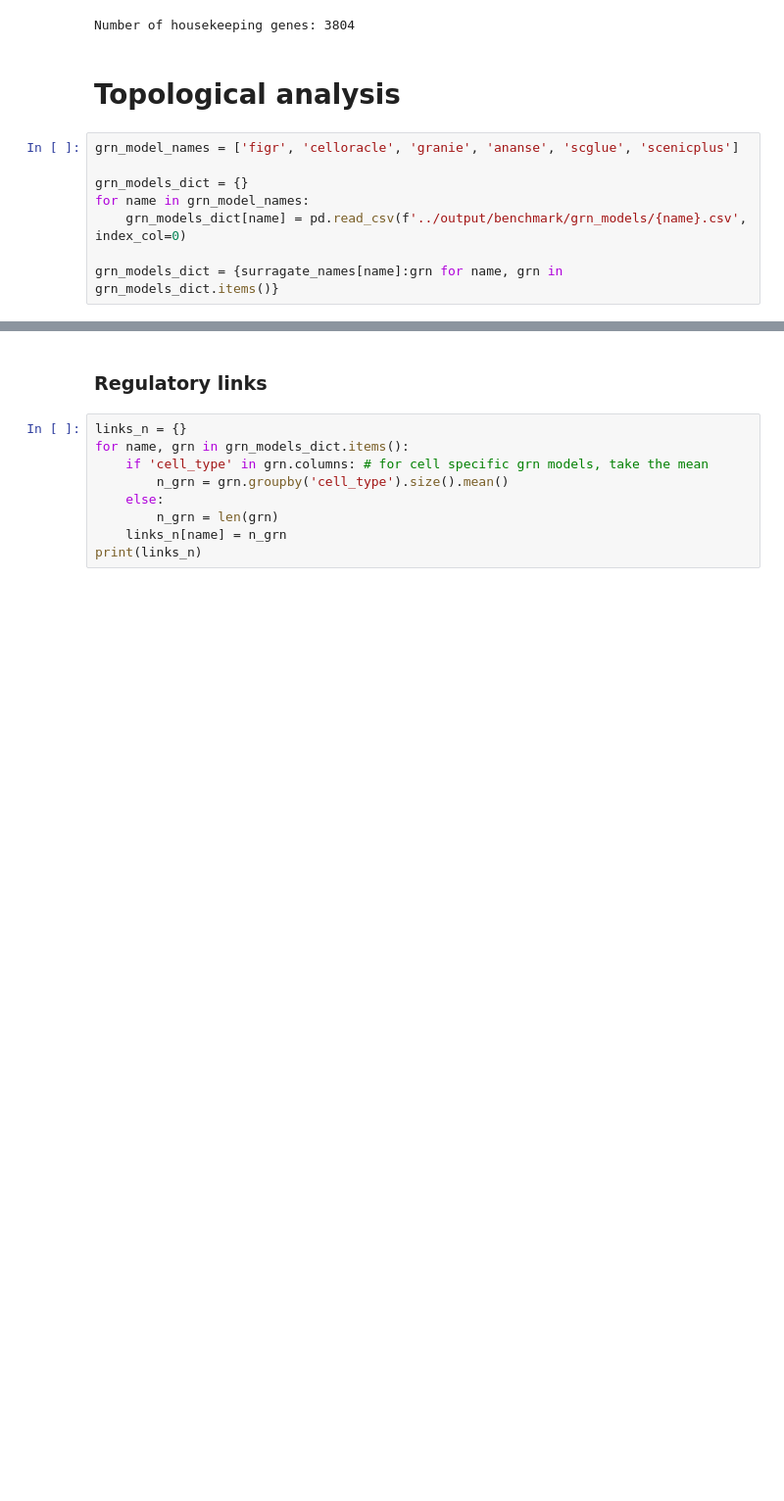
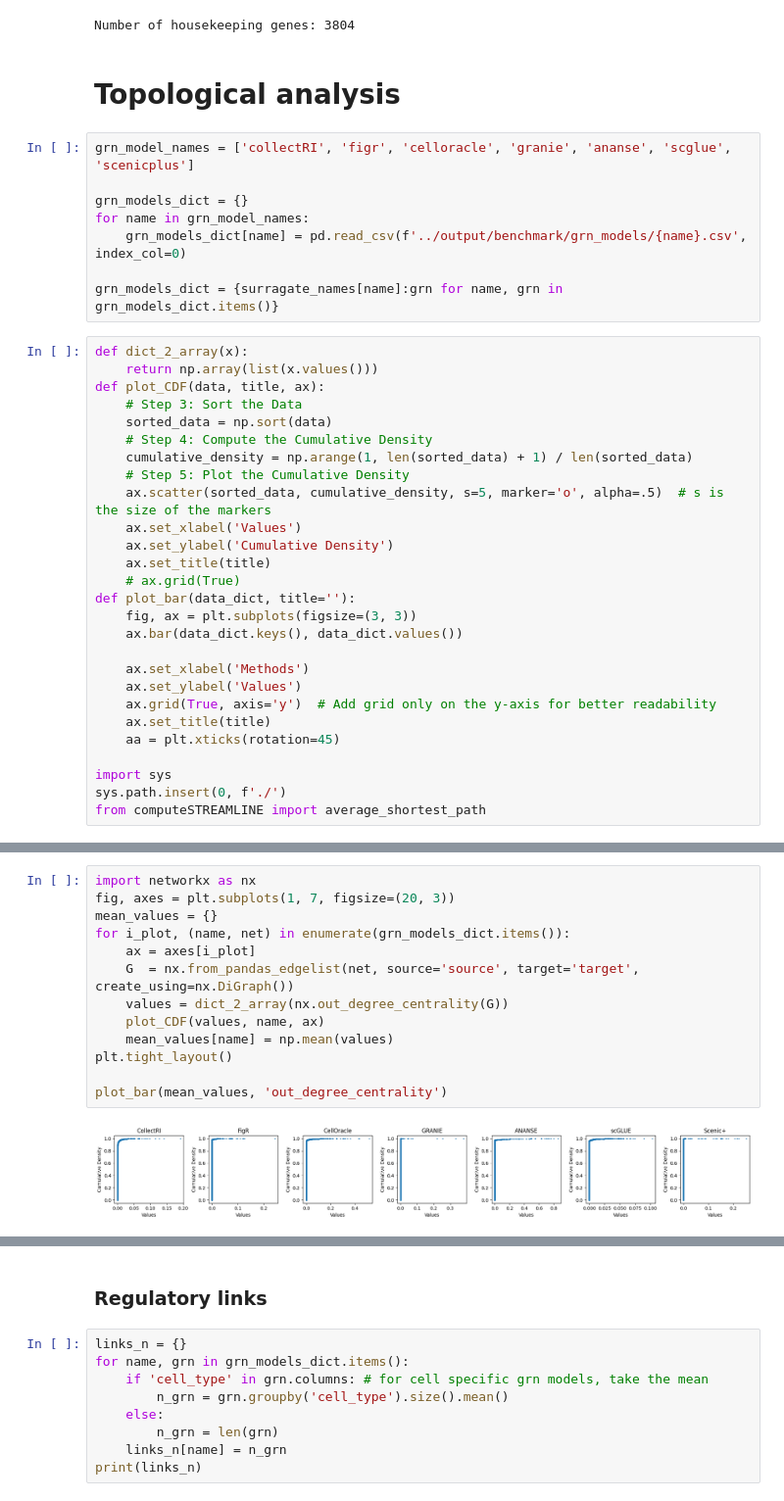
Before and after one commit to janursa/grn_benchmark, a Jupyter notebook: notebooks/main.ipynb, the cells around one changed output, grey strips where cells are left out. Shown at 98% size. Drawn from its saved outputs; the diff is of its cells as text; blank space fills up the shorter version.

```diff
--- a/notebooks/main.ipynb
+++ b/notebooks/main.ipynb
@@ -138,10 +141,37 @@ Number of housekeeping genes: 3804
 # %% [markdown]
 # Topological analysis
 # %%
-grn_model_names = ['figr', 'celloracle', 'granie', 'ananse', 'scglue', 'scenicplus']
+grn_model_names = ['collectRI', 'figr', 'celloracle', 'granie', 'ananse', 'scglue', 'scenicplus']
 
 grn_models_dict = {}
 for name in grn_model_names:
     grn_models_dict[name] = pd.read_csv(f'../output/benchmark/grn_models/{name}.csv', index_col=0)
 
 grn_models_dict = {surragate_names[name]:grn for name, grn in grn_models_dict.items()}
+# %%
+def dict_2_array(x):
+    return np.array(list(x.values()))
+def plot_CDF(data, title, ax):
+    # Step 3: Sort the Data
+    sorted_data = np.sort(data)
+    # Step 4: Compute the Cumulative Density
+    cumulative_density = np.arange(1, len(sorted_data) + 1) / len(sorted_data)
+    # Step 5: Plot the Cumulative Density
+    ax.scatter(sorted_data, cumulative_density, s=5, marker='o', alpha=.5)  # s is the size of the markers
+    ax.set_xlabel('Values')
+    ax.set_ylabel('Cumulative Density')
+    ax.set_title(title)
+    # ax.grid(True)
+def plot_bar(data_dict, title=''):
+    fig, ax = plt.subplots(figsize=(3, 3))
+    ax.bar(data_dict.keys(), data_dict.values())
+
+    ax.set_xlabel('Methods')
+    ax.set_ylabel('Values')
+    ax.grid(True, axis='y')  # Add grid only on the y-axis for better readability
+    ax.set_title(title)
+    aa = plt.xticks(rotation=45)
+
+import sys
+sys.path.insert(0, f'./')
+from computeSTREAMLINE import average_shortest_path
@@ -147,0 +180,15 @@ grn_models_dict = {surragate_names[name]:grn for name, grn in grn_models_dict.it
+# %%
+import networkx as nx
+fig, axes = plt.subplots(1, 7, figsize=(20, 3))
+mean_values = {}
+for i_plot, (name, net) in enumerate(grn_models_dict.items()):
+    ax = axes[i_plot]
+    G  = nx.from_pandas_edgelist(net, source='source', target='target', create_using=nx.DiGraph())
+    values = dict_2_array(nx.out_degree_centrality(G))
+    plot_CDF(values, name, ax)
+    mean_values[name] = np.mean(values)
+plt.tight_layout()
+
+plot_bar(mean_values, 'out_degree_centrality')
+# %% [output]
+[figure, added]
```
Also changed, not shown: parts of 17 cells of this notebook, 9 other files.
